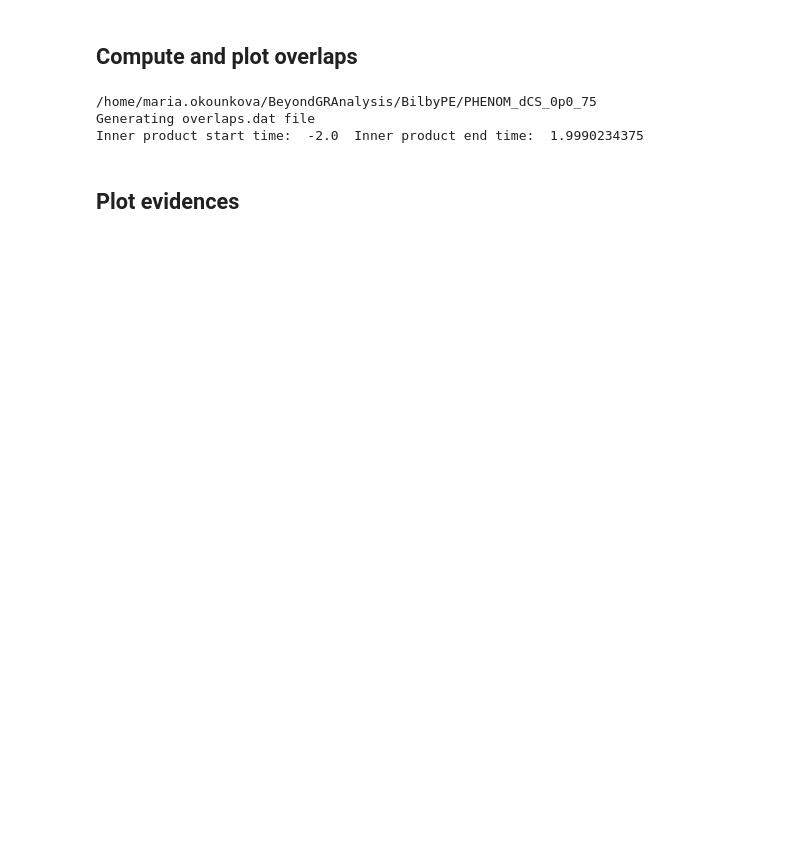
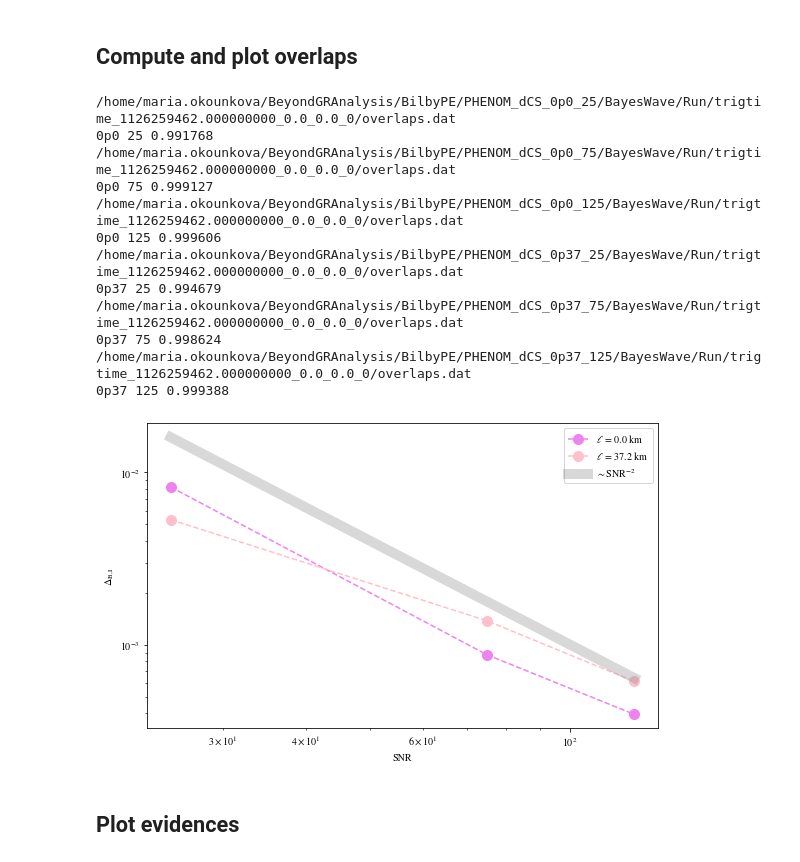
Before and after one commit to mariaokounkova/BeyondGRAnalysis, a Jupyter notebook: BayeswaveAnalysis.ipynb, the cells around one changed output. Drawn from its saved outputs; the diff is of its cells as text; code cells hidden in the pictures; blank space fills up the shorter version.

Commit message:
Overlaps computation: detectors and all overlaps
Compute and print the overlaps for the individual detectors,
and then for all of the detectors

```diff
--- a/BayeswaveAnalysis.ipynb
+++ b/BayeswaveAnalysis.ipynb
@@ -186,8 +192,8 @@ def BayesWaveOverlap(p):
         time domain and compute an overlap """
 
     ## Check for file with computed multi-detector BW overlap
-    print(p)
-    name = p + "/overlaps.dat"
+    name = GetBWDir(p) + "overlaps.dat"
+    print(name)
 
     if not os.path.isfile(name):
 
@@ -203,19 +209,25 @@ def BayesWaveOverlap(p):
         time_inj_L1, strain_inj_L1 = GetBWInjectedData(p, det = "L1")
         time_inj_V1, strain_inj_V1 = GetBWInjectedData(p, det = "V1")
 
-        overlap = ComputeMultiDetectorOverlap(time_bw_H1, strain_bw_H1, \
-                                          time_bw_L1, strain_bw_L1, \
-                                          time_bw_V1, strain_bw_V1, \
-                                          time_inj_H1, strain_inj_H1, \
-                                          time_inj_L1, strain_inj_L1, \
-                                          time_inj_V1, strain_inj_V1)
-        print(overlap)
+        overlap_H1 = ComputeOverlap(time_bw_H1, strain_bw_H1, time_inj_H1, strain_inj_H1)
+        overlap_L1 = ComputeOverlap(time_bw_L1, strain_bw_L1, time_inj_L1, strain_inj_L1)
+        overlap_V1 = ComputeOverlap(time_bw_V1, strain_bw_V1, time_inj_V1, strain_inj_V1)
+
+        overlap_all = ComputeMultiDetectorOverlap(time_bw_H1, strain_bw_H1, \
+                                  time_bw_L1, strain_bw_L1, \
+                                  time_bw_V1, strain_bw_V1, \
+                                  time_inj_H1, strain_inj_H1, \
+                                  time_inj_L1, strain_inj_L1, \
+                                  time_inj_V1, strain_inj_V1)
+
+        print('%f %f %f %f' % (overlap_H1, overlap_L1, overlap_V1, overlap_all))
         f_out = open(name, 'w')
-        f_out.write('# HLV overlap \n')
-        f_out.write('%f' % overlap)
+        f_out.write('# Overlap between injected and median reconstructed BW waveforms \n # overlap_H1 overlap_L1 overlap_V1 overlap_all \n')
+        f_out.write('%f %f %f %f' % (overlap_H1, overlap_L1, overlap_V1, overlap_all))
         f_out.close()
 
-    return np.loadtxt(name, comments="#",usecols=([0]),unpack=True)
+    overlap_H1, overlap_L1, overlap_V1, overlap_all = np.loadtxt(name, comments="#",usecols=([0, 1, 2, 3]),unpack=True)
+    return overlap_H1
 
 # def BayesWaveOverlapFrequency(p):
 
@@ -244,44 +256,54 @@ def PlotBayesWaveOverlap():
     mass = 68
 
     ells = ["0p0", "0p37"]
-    colors = ['black', 'violet', 'pink', 'lightblue', 'orange']
-    snrs = [75, 125]
+    colors = ['violet', 'pink', 'lightblue', 'orange']
+    snrs = [25, 75, 125]
 
     plt.figure(figsize=(8, 5))
 
     for ell, color in zip(ells, colors):
 
         delta_arr = []
 
         for snr in snrs:
 
             p = base_dir + "dCS_" + ell + "_" + str(snr)
             overlap = BayesWaveOverlap(p)
             print(ell, snr, overlap)
             delta = 1.0 - overlap
             delta_arr.append(delta)
 
         plt.plot(snrs, delta_arr, '--o', color = color, label = "$\ell$ = %.1f km" % EllinKm(ell, mass), markersize = 10)
 
     ## Add in 1/SNR^2 curve
     SNRS = np.linspace(snrs[0], snrs[-1], 100)
     snr_curve = SNRS**-2.0
     plt.plot(SNRS, snr_curve*10, color='gray', label = r'$\sim \mathrm{SNR}^{-2}$', alpha = 0.3, lw = 10.0)
 
     plt.legend()
     plt.yscale('log')
     plt.xscale('log')
     plt.ylabel('$\Delta_\mathrm{B,I}$')
     plt.xlabel('SNR')
     plt.tight_layout()
     plt.savefig('Deltas.pdf')
     plt.show()
 
 PlotBayesWaveOverlap()
 # %% [output]
-/home/maria.okounkova/BeyondGRAnalysis/BilbyPE/PHENOM_dCS_0p0_75
-Generating overlaps.dat file
-Inner product start time:  -2.0  Inner product end time:  1.9990234375
+/home/maria.okounkova/BeyondGRAnalysis/BilbyPE/PHENOM_dCS_0p0_25/BayesWave/Run/trigtime_1126259462.000000000_0.0_0.0_0/overlaps.dat
+0p0 25 0.991768
+/home/maria.okounkova/BeyondGRAnalysis/BilbyPE/PHENOM_dCS_0p0_75/BayesWave/Run/trigtime_1126259462.000000000_0.0_0.0_0/overlaps.dat
+0p0 75 0.999127
+/home/maria.okounkova/BeyondGRAnalysis/BilbyPE/PHENOM_dCS_0p0_125/BayesWave/Run/trigtime_1126259462.000000000_0.0_0.0_0/overlaps.dat
+0p0 125 0.999606
+/home/maria.okounkova/BeyondGRAnalysis/BilbyPE/PHENOM_dCS_0p37_25/BayesWave/Run/trigtime_1126259462.000000000_0.0_0.0_0/overlaps.dat
+0p37 25 0.994679
+/home/maria.okounkova/BeyondGRAnalysis/BilbyPE/PHENOM_dCS_0p37_75/BayesWave/Run/trigtime_1126259462.000000000_0.0_0.0_0/overlaps.dat
+0p37 75 0.998624
+/home/maria.okounkova/BeyondGRAnalysis/BilbyPE/PHENOM_dCS_0p37_125/BayesWave/Run/trigtime_1126259462.000000000_0.0_0.0_0/overlaps.dat
+0p37 125 0.999388
+[figure, added]
 # %% [markdown]
 ## Plot evidences
 # %%
```
Also changed, not shown: parts of 6 cells of this notebook, 1 other file.
